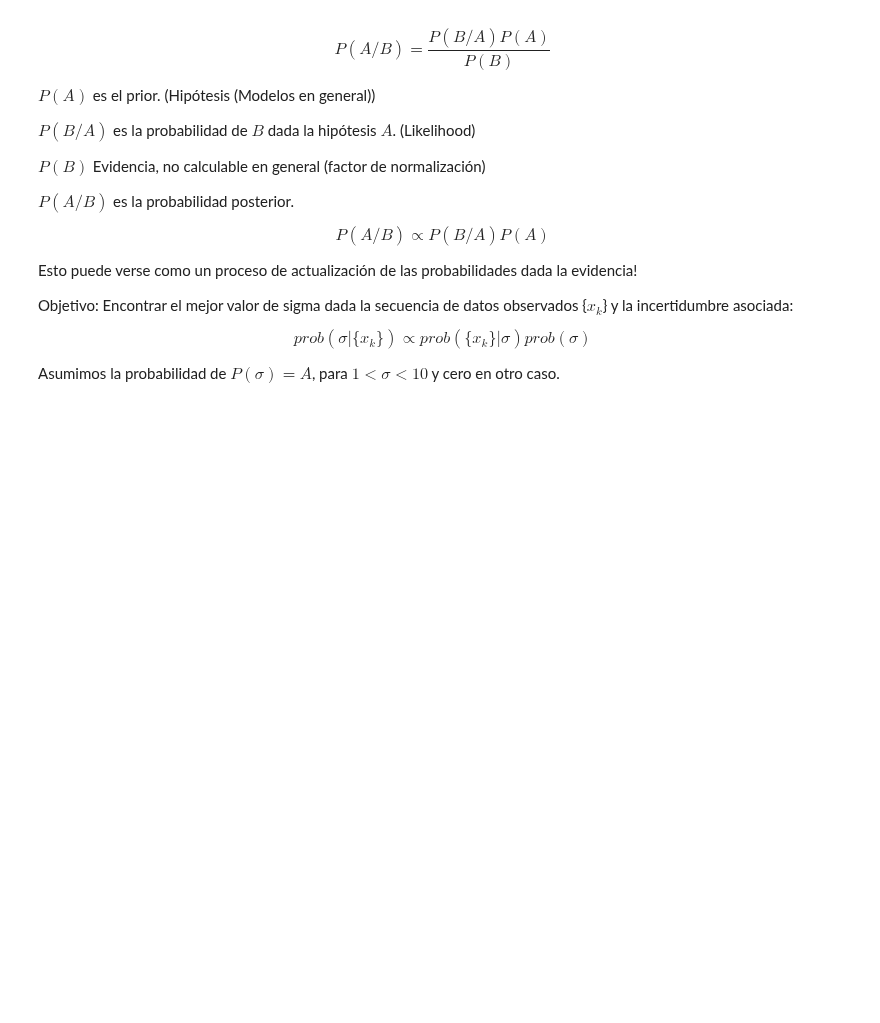
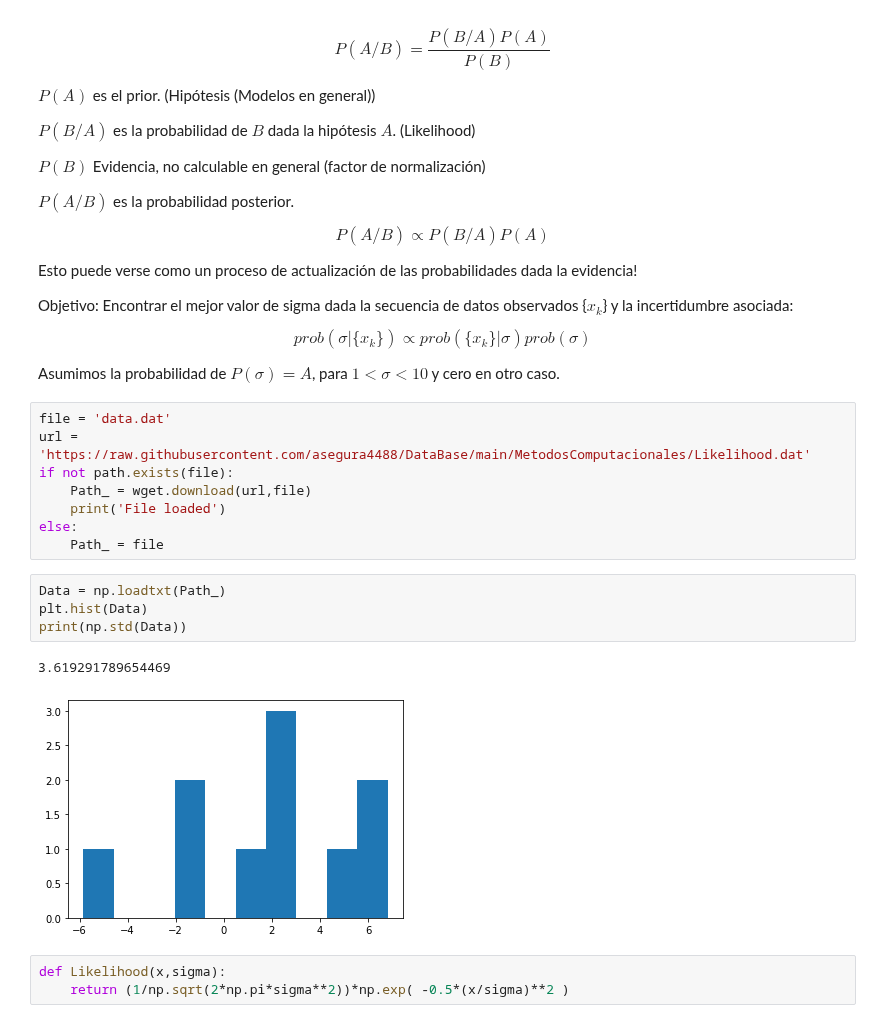
Before and after one commit to danielagda5/MetodosComputacionales202120-1, a Jupyter notebook: Week13/MaximumLikelihood.ipynb, the cells around one changed output. Drawn from its saved outputs; the diff is of its cells as text; blank space fills up the shorter version.

```diff
--- a/Week13/MaximumLikelihood.ipynb
+++ b/Week13/MaximumLikelihood.ipynb
@@ -30,3 +30,21 @@ Objetivo: Encontrar el mejor valor de sigma dada la secuencia de datos observado
 $$ prob(\sigma|\{ x_{k}\}) \propto prob(\{ x_{k}\}|\sigma)prob(\sigma)$$
 
 Asumimos la probabilidad de $P(\sigma) = A$, para $1 < \sigma < 10$ y cero en otro caso.
+# %%
+file = 'data.dat'
+url = 'https://raw.githubusercontent.com/asegura4488/DataBase/main/MetodosComputacionales/Likelihood.dat'
+if not path.exists(file):
+    Path_ = wget.download(url,file)
+    print('File loaded')
+else:
+    Path_ = file
+# %%
+Data = np.loadtxt(Path_)
+plt.hist(Data)
+print(np.std(Data))
+# %% [output]
+3.619291789654469
+[figure, added]
+# %%
+def Likelihood(x,sigma):
+    return (1/np.sqrt(2*np.pi*sigma**2))*np.exp( -0.5*(x/sigma)**2 )
```
Also changed, not shown: parts of 19 cells of this notebook, 2 other files.
